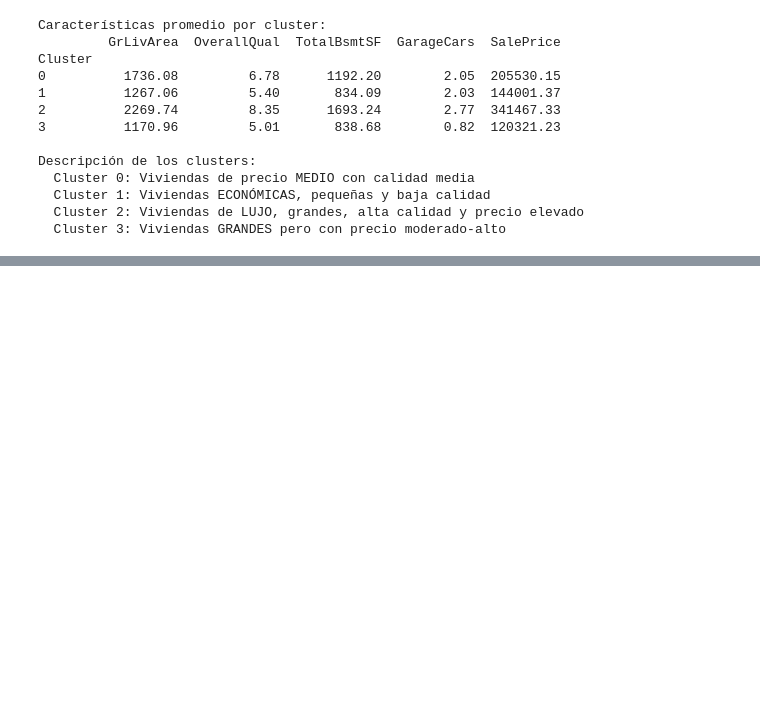
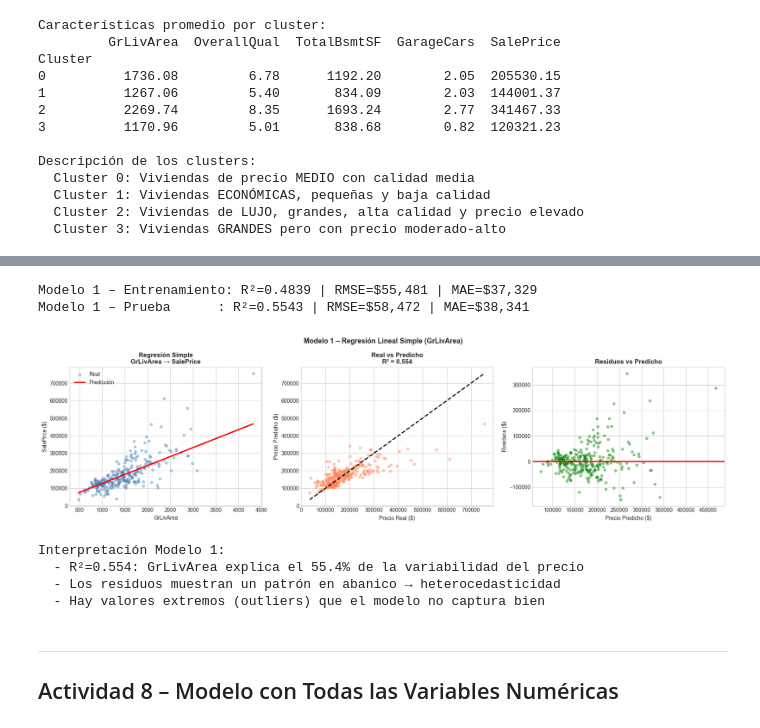
Before and after one commit to JPLopez23/Laboratorio-03---MRL, a Jupyter notebook: Lab3.ipynb, the cells around one changed output, grey strips where cells are left out. Cells and saved outputs as stored; diff of their text form; code cells hidden in the pictures; blank space fills up the shorter version.

Commit message:
feat: actividad 4 - 8

```diff
--- a/Lab3.ipynb
+++ b/Lab3.ipynb
@@ -431,0 +591,59 @@ Descripción de los clusters:
+# %%
+# Métricas Modelo 1
+def print_metrics(y_true, y_pred, name=''):
+    r2 = r2_score(y_true, y_pred)
+    rmse = np.sqrt(mean_squared_error(y_true, y_pred))
+    mae = mean_absolute_error(y_true, y_pred)
+    print(f'{name}: R²={r2:.4f} | RMSE=${rmse:,.0f} | MAE=${mae:,.0f}')
+    return r2, rmse, mae
+
+r2_m1_tr, rmse_m1_tr, mae_m1_tr = print_metrics(y_train, y_pred_train_m1, 'Modelo 1 – Entrenamiento')
+r2_m1_te, rmse_m1_te, mae_m1_te = print_metrics(y_test, y_pred_test_m1, 'Modelo 1 – Prueba      ')
+# %% [output]
+Modelo 1 – Entrenamiento: R²=0.4839 | RMSE=$55,481 | MAE=$37,329
+Modelo 1 – Prueba      : R²=0.5543 | RMSE=$58,472 | MAE=$38,341
+# %%
+# Visualización Modelo 1
+fig, axes = plt.subplots(1, 3, figsize=(18, 5))
+
+# Scatter + línea regresión
+axes[0].scatter(X_test['GrLivArea'], y_test, alpha=0.4, color='steelblue', s=20, label='Real')
+x_line = np.linspace(X_test['GrLivArea'].min(), X_test['GrLivArea'].max(), 200).reshape(-1,1)
+axes[0].plot(x_line, model1.predict(x_line), 'r-', linewidth=2.5, label='Predicción')
+axes[0].set_xlabel('GrLivArea')
+axes[0].set_ylabel('SalePrice ($)')
+axes[0].set_title('Regresión Simple\nGrLivArea → SalePrice', fontweight='bold')
+axes[0].legend()
+
+# Predicho vs Real
+axes[1].scatter(y_test, y_pred_test_m1, alpha=0.4, color='coral', s=20)
+axes[1].plot([y_test.min(), y_test.max()], [y_test.min(), y_test.max()], 'k--', linewidth=2)
+axes[1].set_xlabel('Precio Real ($)')
+axes[1].set_ylabel('Precio Predicho ($)')
+axes[1].set_title(f'Real vs Predicho\nR² = {r2_m1_te:.3f}', fontweight='bold')
+
+# Residuos
+residuals_m1 = y_test - y_pred_test_m1
+axes[2].scatter(y_pred_test_m1, residuals_m1, alpha=0.4, color='green', s=20)
+axes[2].axhline(0, color='red', linewidth=2)
+axes[2].set_xlabel('Precio Predicho ($)')
+axes[2].set_ylabel('Residuos ($)')
+axes[2].set_title('Residuos vs Predicho', fontweight='bold')
+
+plt.suptitle('Modelo 1 – Regresión Lineal Simple (GrLivArea)', fontsize=13, fontweight='bold')
+plt.tight_layout()
+plt.show()
+
+print('Interpretación Modelo 1:')
+print(f'  - R²={r2_m1_te:.3f}: GrLivArea explica el {r2_m1_te*100:.1f}% de la variabilidad del precio')
+print('  - Los residuos muestran un patrón en abanico → heterocedasticidad')
+print('  - Hay valores extremos (outliers) que el modelo no captura bien')
+# %% [output]
+[figure, added]
+Interpretación Modelo 1:
+  - R²=0.554: GrLivArea explica el 55.4% de la variabilidad del precio
+  - Los residuos muestran un patrón en abanico → heterocedasticidad
+  - Hay valores extremos (outliers) que el modelo no captura bien
+# %% [markdown]
+---
+## Actividad 8 – Modelo con Todas las Variables Numéricas
```
Also changed, not shown: parts of 8 cells of this notebook, 1 other file.
